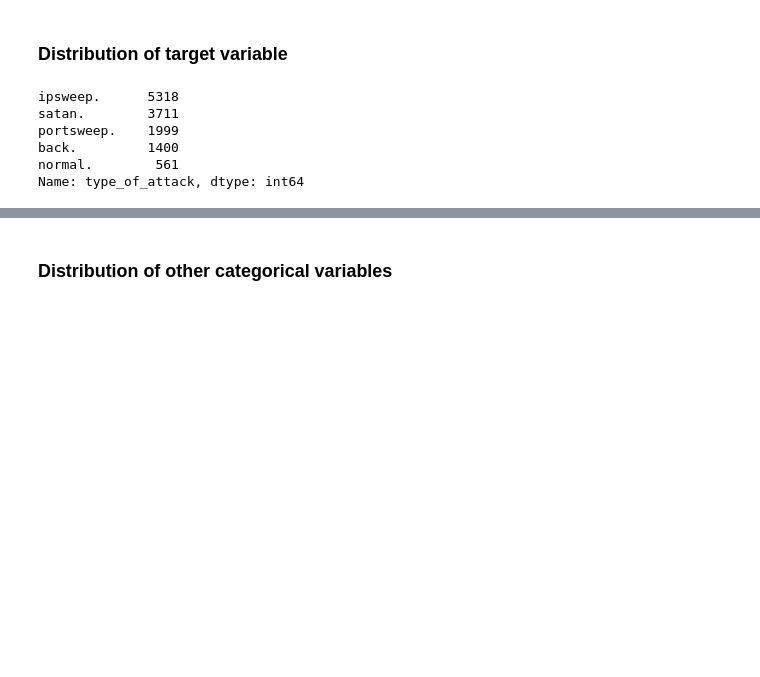
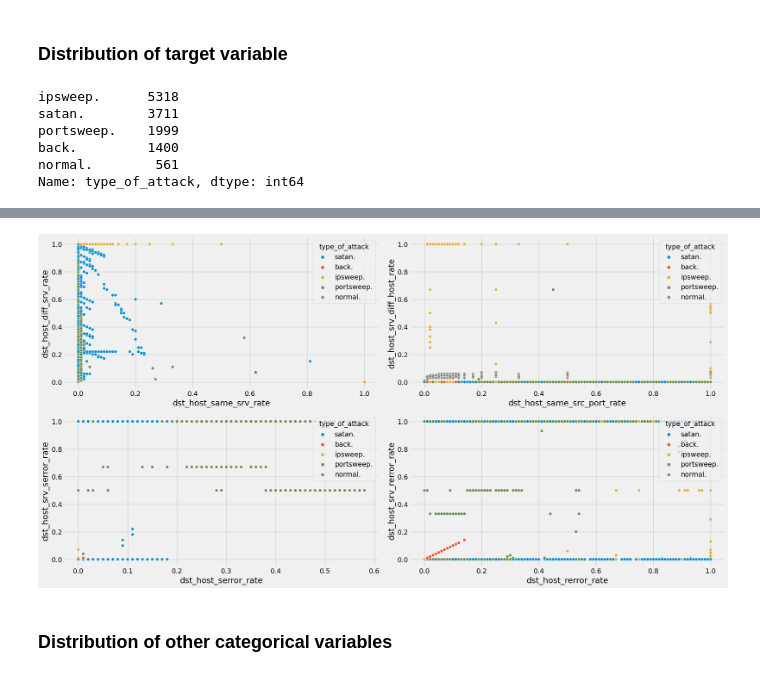
Before and after one commit to ysaidheeraj/network-attack-prediction, a Jupyter notebook: network_attack_prediction.ipynb, the cells around one changed output, grey strips where cells are left out. Saved outputs shown, nothing was run; the diff lists cells and outputs as text; code cells hidden in the pictures; blank space fills up the shorter version.

```diff
--- a/network_attack_prediction.ipynb
+++ b/network_attack_prediction.ipynb
@@ -143,3 +154,19 @@ fig.show()
+# %%
+feats_1 = ['dst_host_same_srv_rate','dst_host_same_src_port_rate','dst_host_serror_rate','dst_host_rerror_rate']
+feats_2 = ['dst_host_diff_srv_rate','dst_host_srv_diff_host_rate','dst_host_srv_serror_rate','dst_host_srv_rerror_rate']
+
+fig=plt.figure(figsize=(20,20))
+i = 0
+for feat1,feat2 in zip(feats_1,feats_2):
+    ax=fig.add_subplot(4,2,i+1)
+    sns.scatterplot(data=input_df,x=feat1,y=feat2,hue='type_of_attack',ax=ax)
+    sns.move_legend(ax, "upper right")
+    i += 1
+
+fig.tight_layout()
+plt.show()
+# %% [output]
+[figure, added]
 # %% [markdown]
 ### Distribution of other categorical variables
 # %%
```
Also changed, not shown: parts of 5 cells of this notebook.
